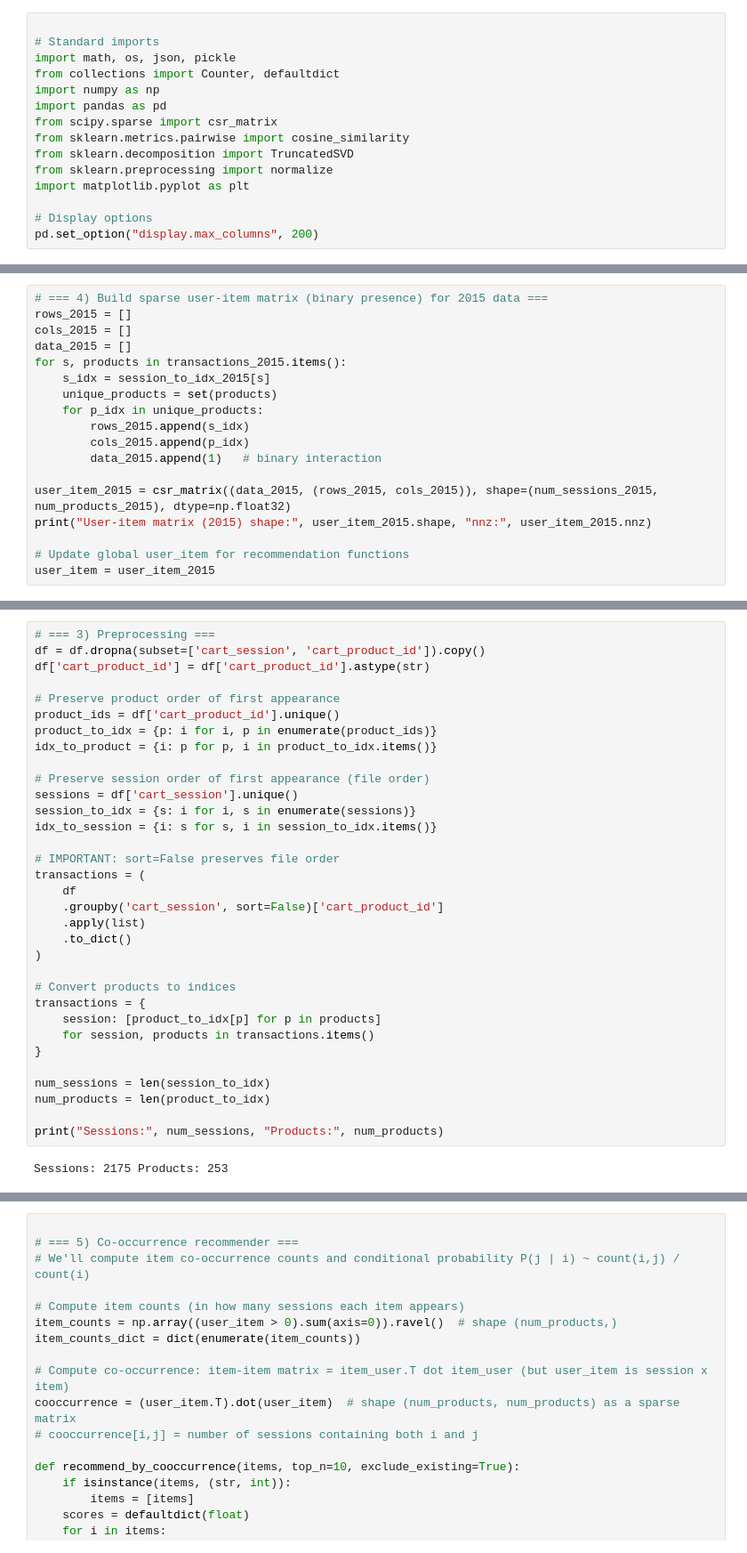
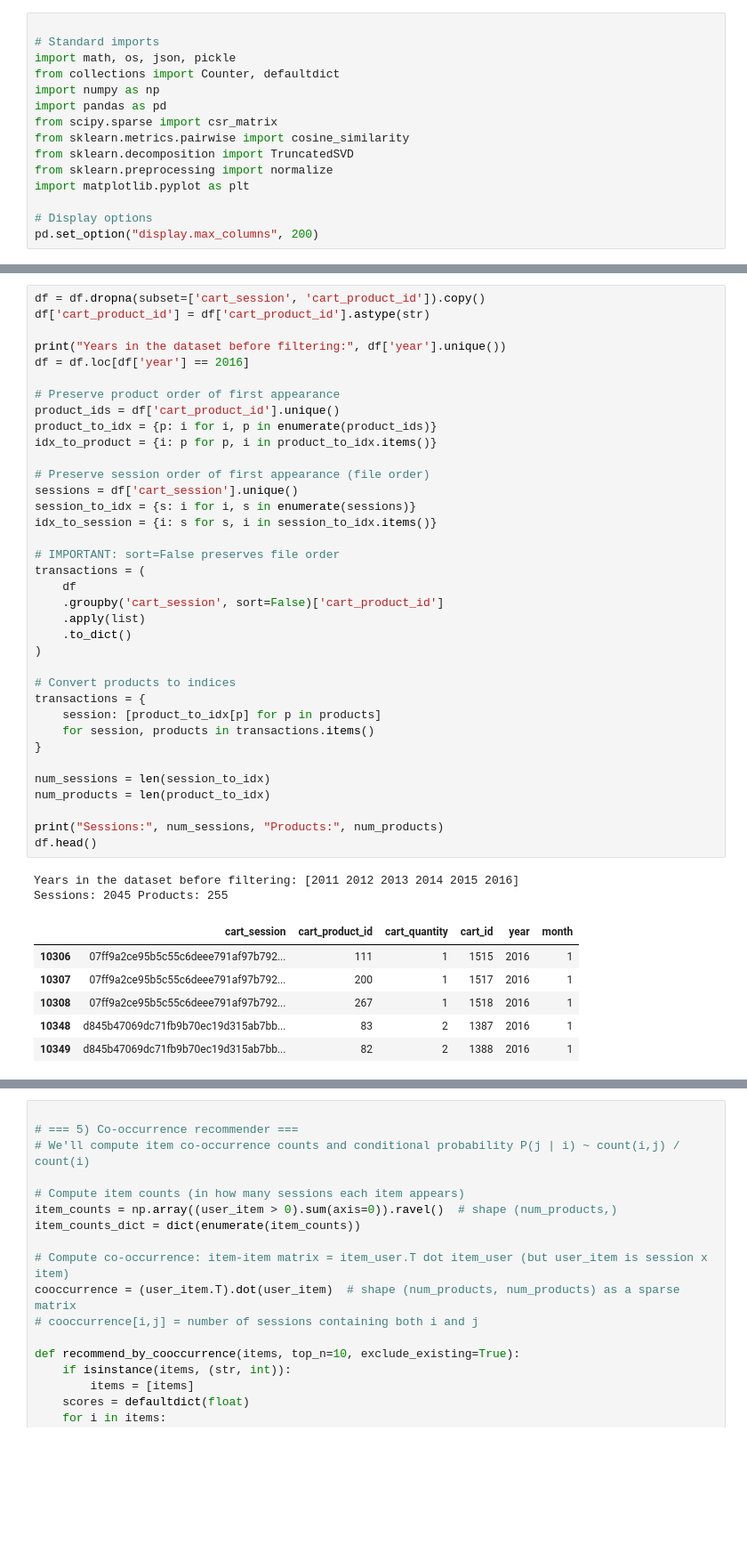
Before and after one commit to dpete0228/CSE455, a Jupyter notebook: docs/course/data/cart/2016_01recommender_notebook_v3.ipynb, the cells around one changed output, grey strips where cells are left out. Shown at 89% size. Drawn from its saved outputs; the diff is of its cells as text; blank space fills up the shorter version.

```diff
--- a/docs/course/data/cart/2016_01recommender_notebook_v3.ipynb
+++ b/docs/course/data/cart/2016_01recommender_notebook_v3.ipynb
@@ -134,18 +48,0 @@ Sessions (2015): 708 Products (2015): 209
-# %%
-# === 4) Build sparse user-item matrix (binary presence) for 2015 data ===
-rows_2015 = []
-cols_2015 = []
-data_2015 = []
-for s, products in transactions_2015.items():
-    s_idx = session_to_idx_2015[s]
-    unique_products = set(products)
-    for p_idx in unique_products:
-        rows_2015.append(s_idx)
-        cols_2015.append(p_idx)
-        data_2015.append(1)   # binary interaction
-
-user_item_2015 = csr_matrix((data_2015, (rows_2015, cols_2015)), shape=(num_sessions_2015, num_products_2015), dtype=np.float32)
-print("User-item matrix (2015) shape:", user_item_2015.shape, "nnz:", user_item_2015.nnz)
-
-# Update global user_item for recommendation functions
-user_item = user_item_2015
@@ -381,35 +83,45 @@ Name: line_items, dtype: float64
 # %%
-# === 3) Preprocessing ===
 df = df.dropna(subset=['cart_session', 'cart_product_id']).copy()
 df['cart_product_id'] = df['cart_product_id'].astype(str)
+
+print("Years in the dataset before filtering:", df['year'].unique())
+df = df.loc[df['year'] == 2016]
 
 # Preserve product order of first appearance
 product_ids = df['cart_product_id'].unique()
 product_to_idx = {p: i for i, p in enumerate(product_ids)}
 idx_to_product = {i: p for p, i in product_to_idx.items()}
 
 # Preserve session order of first appearance (file order)
 sessions = df['cart_session'].unique()
 session_to_idx = {s: i for i, s in enumerate(sessions)}
 idx_to_session = {i: s for s, i in session_to_idx.items()}
 
 # IMPORTANT: sort=False preserves file order
 transactions = (
     df
     .groupby('cart_session', sort=False)['cart_product_id']
     .apply(list)
     .to_dict()
 )
 
 # Convert products to indices
 transactions = {
     session: [product_to_idx[p] for p in products]
     for session, products in transactions.items()
 }
 
 num_sessions = len(session_to_idx)
 num_products = len(product_to_idx)
 
 print("Sessions:", num_sessions, "Products:", num_products)
+df.head()
 # %% [output]
-Sessions: 2175 Products: 253
+Years in the dataset before filtering: [2011 2012 2013 2014 2015 2016]
+Sessions: 2045 Products: 255
+|  | cart_session | cart_product_id | cart_quantity | cart_id | year | month |
+| 10306 | 07ff9a2ce95b5c55c6deee791af97b792... | 111 | 1 | 1515 | 2016 | 1 |
+| 10307 | 07ff9a2ce95b5c55c6deee791af97b792... | 200 | 1 | 1517 | 2016 | 1 |
+| 10308 | 07ff9a2ce95b5c55c6deee791af97b792... | 267 | 1 | 1518 | 2016 | 1 |
+| 10348 | d845b47069dc71fb9b70ec19d315ab7bb... | 83 | 2 | 1387 | 2016 | 1 |
+| 10349 | d845b47069dc71fb9b70ec19d315ab7bb... | 82 | 2 | 1388 | 2016 | 1 |
```
Also changed, not shown: parts of 39 cells of this notebook.
